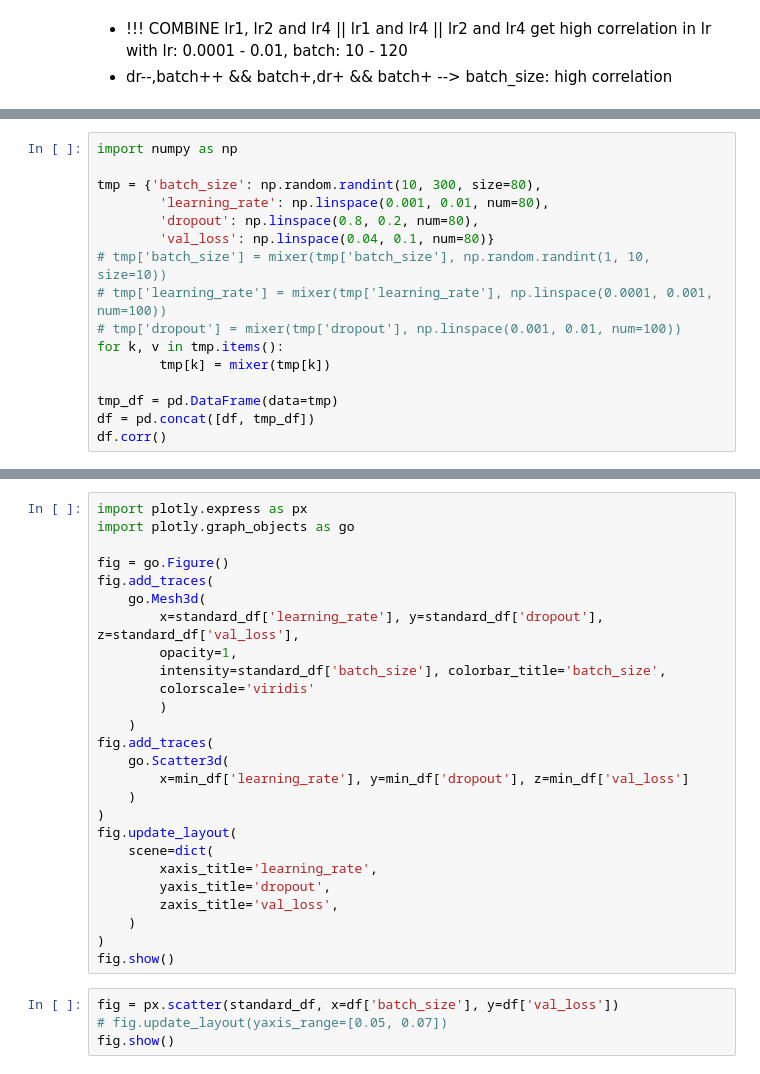
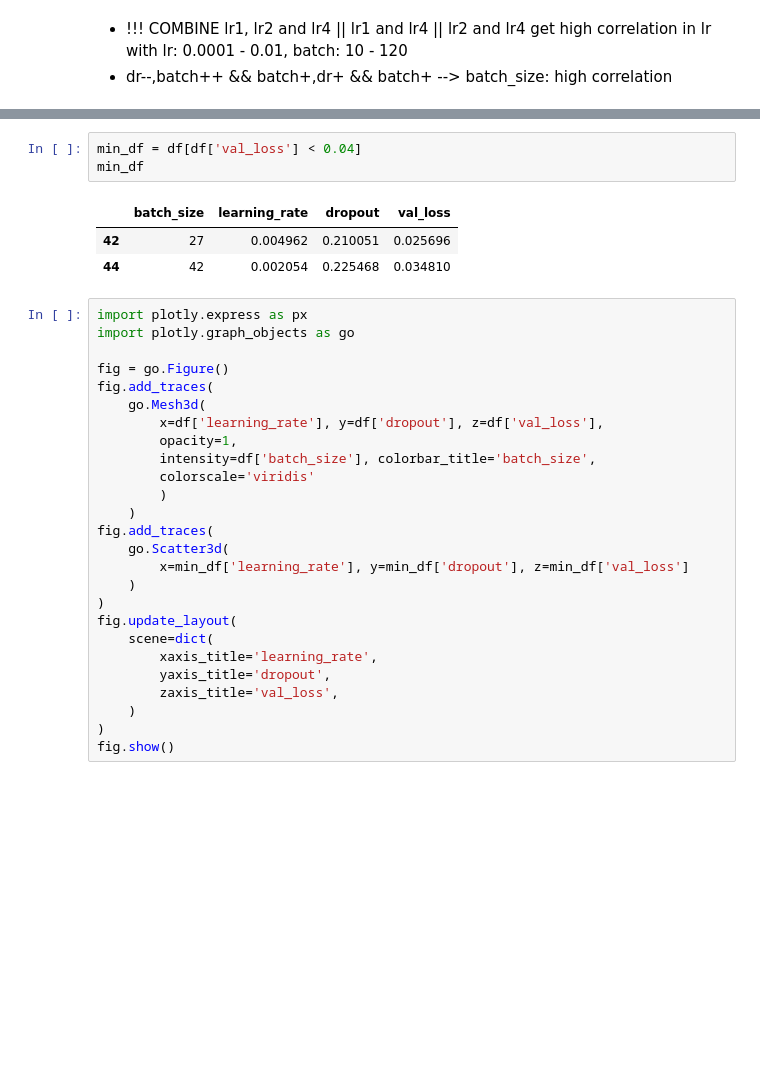
Before and after one commit to viettran295/cnn_thesis, a Jupyter notebook: multi_regression.ipynb, the cells around one changed output, grey strips where cells are left out. Cells and saved outputs as stored; diff of their text form; blank space fills up the shorter version.

```diff
--- a/multi_regression.ipynb
+++ b/multi_regression.ipynb
@@ -25,16 +16,0 @@ def mixer(arr):
-# %%
-import numpy as np
-
-tmp = {'batch_size': np.random.randint(10, 300, size=80),
-        'learning_rate': np.linspace(0.001, 0.01, num=80),
-        'dropout': np.linspace(0.8, 0.2, num=80),
-        'val_loss': np.linspace(0.04, 0.1, num=80)}
-# tmp['batch_size'] = mixer(tmp['batch_size'], np.random.randint(1, 10, size=10))
-# tmp['learning_rate'] = mixer(tmp['learning_rate'], np.linspace(0.0001, 0.001, num=100))
-# tmp['dropout'] = mixer(tmp['dropout'], np.linspace(0.001, 0.01, num=100))
-for k, v in tmp.items():
-        tmp[k] = mixer(tmp[k])
-
-tmp_df = pd.DataFrame(data=tmp)
-df = pd.concat([df, tmp_df])
-df.corr()
@@ -66,3 +17,10 @@ min_df
+# %%
+min_df = df[df['val_loss'] < 0.04]
+min_df
+# %% [output]
+|  | batch_size | learning_rate | dropout | val_loss |
+| 42 | 27 | 0.004962 | 0.210051 | 0.025696 |
+| 44 | 42 | 0.002054 | 0.225468 | 0.034810 |
 # %%
 import plotly.express as px
 import plotly.graph_objects as go
@@ -70,9 +28,9 @@ import plotly.graph_objects as go
 fig = go.Figure()
 fig.add_traces(
     go.Mesh3d(
-        x=standard_df['learning_rate'], y=standard_df['dropout'], z=standard_df['val_loss'],
+        x=df['learning_rate'], y=df['dropout'], z=df['val_loss'],
         opacity=1,
-        intensity=standard_df['batch_size'], colorbar_title='batch_size',
+        intensity=df['batch_size'], colorbar_title='batch_size',
         colorscale='viridis'
         )
     )
@@ -89,7 +47,3 @@ fig.update_layout(
     )
 )
 fig.show()
-# %%
-fig = px.scatter(standard_df, x=df['batch_size'], y=df['val_loss'])
-# fig.update_layout(yaxis_range=[0.05, 0.07])
-fig.show()
```
Also changed, not shown: parts of 11 cells of this notebook, 6 other files.
